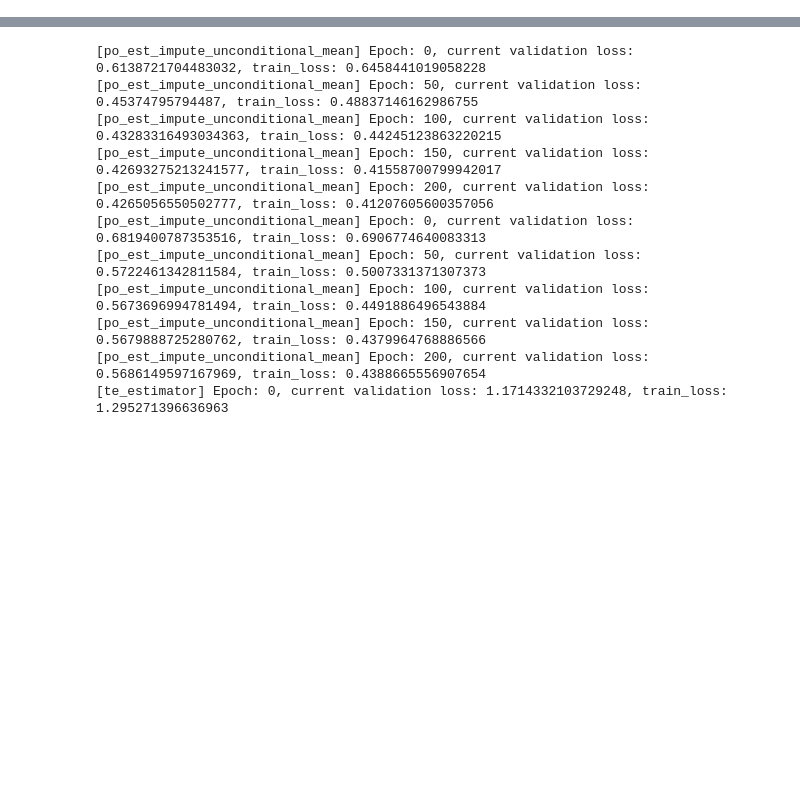
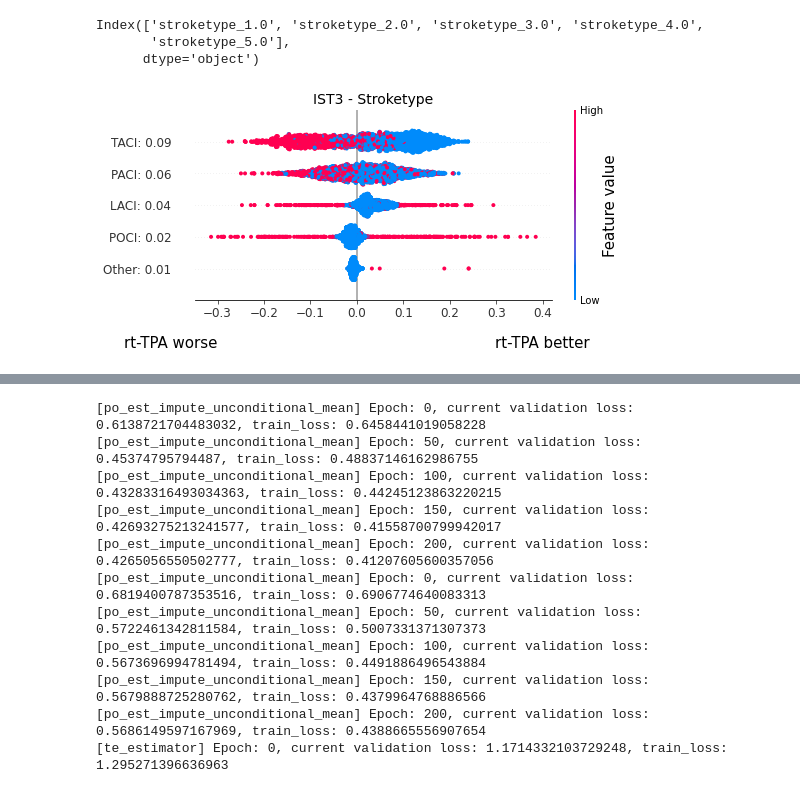
Before and after one commit to q8888620002/Explain_CATE, a Jupyter notebook: ist3.ipynb, the cells around one changed output, grey strips where cells are left out. Drawn from its saved outputs; the diff is of its cells as text; code cells hidden in the pictures; blank space fills up the shorter version.

```diff
--- a/ist3.ipynb
+++ b/ist3.ipynb
@@ -162,0 +230,7 @@ def normalize_data(x_train):
+# %%
+plot_feature_values_ind(baseline_shapley_value, baseline, [13, 14, 15, 16,17])
+# %% [output]
+Index(['stroketype_1.0', 'stroketype_2.0', 'stroketype_3.0', 'stroketype_4.0',
+       'stroketype_5.0'],
+      dtype='object')
+[figure, added]
```
Also changed, not shown: parts of 20 cells of this notebook, 22 other files.
